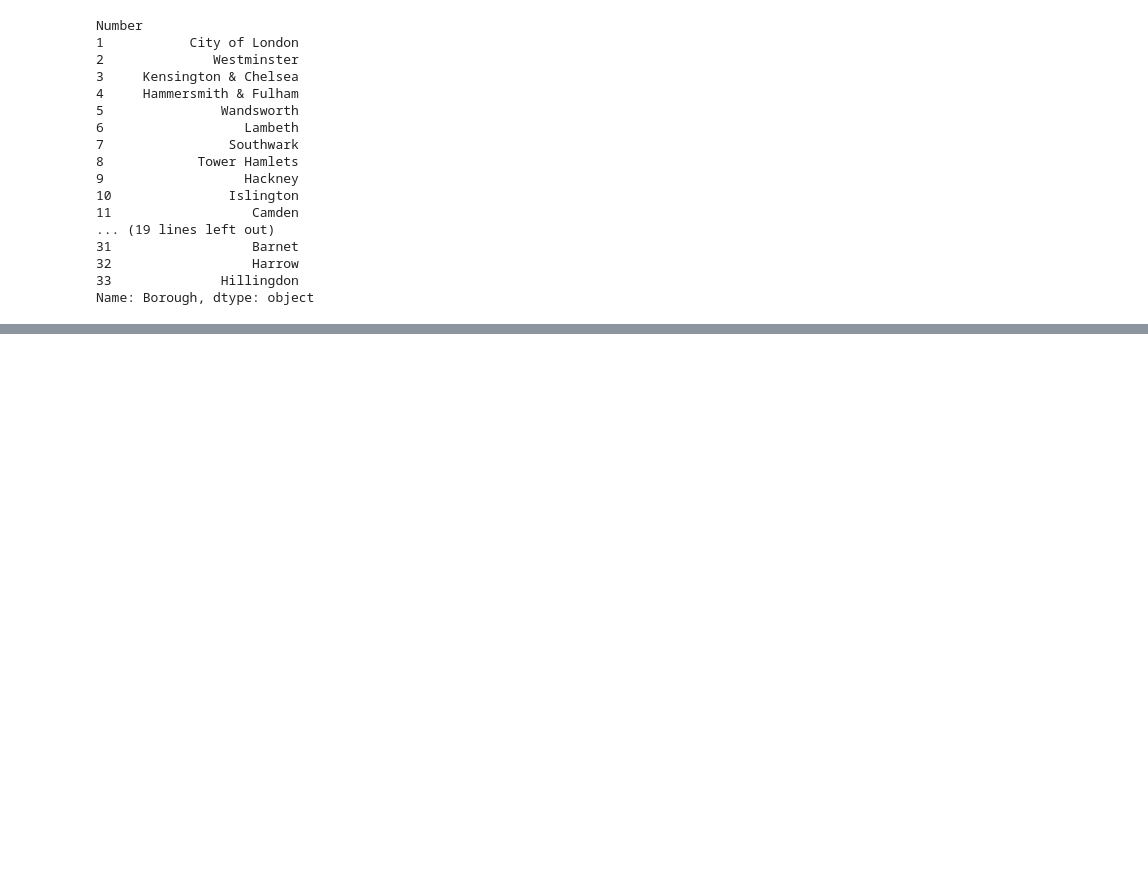
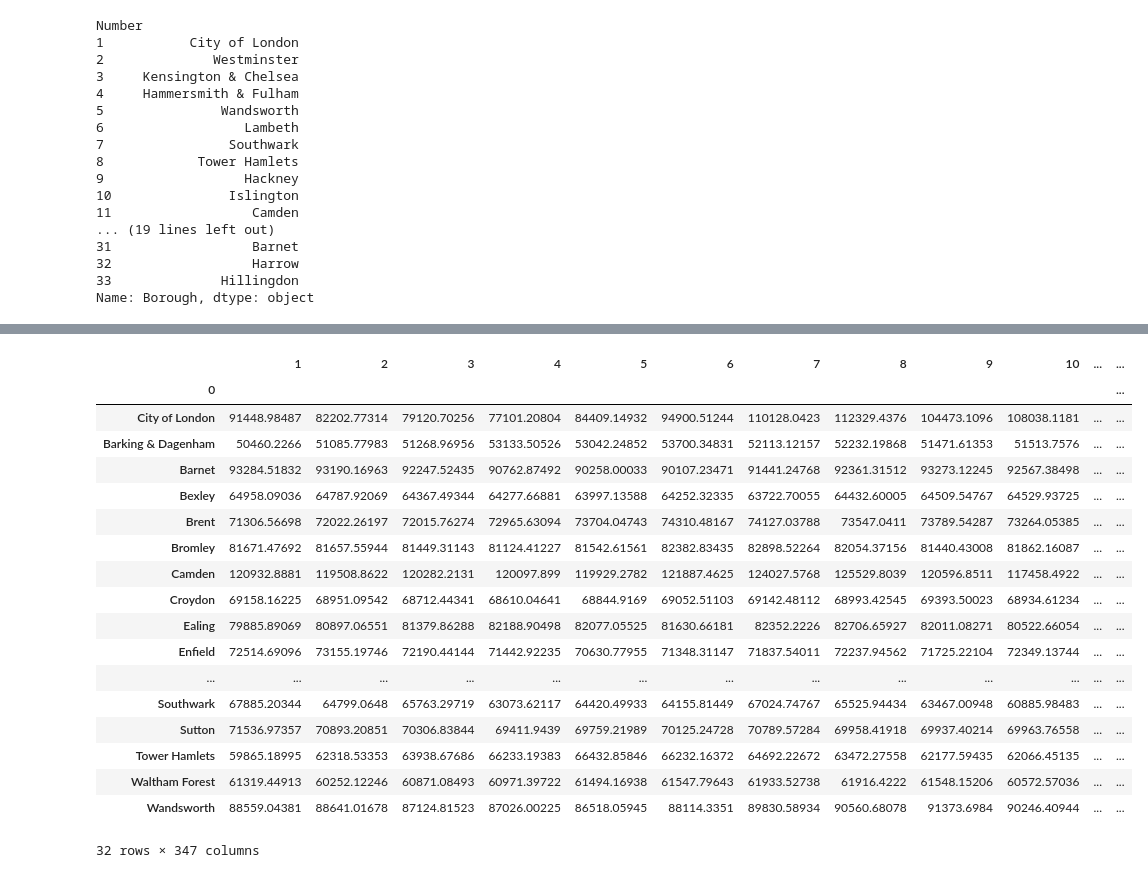
Before and after one commit to mlid13/Springboard, a Jupyter notebook: London Case Study Hypothesis.ipynb, the cells around one changed output, grey strips where cells are left out. Drawn from its saved outputs; the diff is of its cells as text; code cells hidden in the pictures; blank space fills up the shorter version.

```diff
--- a/London Case Study Hypothesis.ipynb
+++ b/London Case Study Hypothesis.ipynb
@@ -178,0 +236,22 @@ Wandsworth            549369.95619
+# %%
+relevantBs.join(df['distFromLon (km)'])
+# %% [output]
+|  | 1 | 2 | 3 | 4 | 5 | 6 | 7 | 8 | 9 | 10 | ... | ... |
+| 0 |  |  |  |  |  |  |  |  |  |  |  | ... |
+| City of London | 91448.98487 | 82202.77314 | 79120.70256 | 77101.20804 | 84409.14932 | 94900.51244 | 110128.0423 | 112329.4376 | 104473.1096 | 108038.1181 | ... | ... |
+| Barking & Dagenham | 50460.2266 | 51085.77983 | 51268.96956 | 53133.50526 | 53042.24852 | 53700.34831 | 52113.12157 | 52232.19868 | 51471.61353 | 51513.7576 | ... | ... |
+| Barnet | 93284.51832 | 93190.16963 | 92247.52435 | 90762.87492 | 90258.00033 | 90107.23471 | 91441.24768 | 92361.31512 | 93273.12245 | 92567.38498 | ... | ... |
+| Bexley | 64958.09036 | 64787.92069 | 64367.49344 | 64277.66881 | 63997.13588 | 64252.32335 | 63722.70055 | 64432.60005 | 64509.54767 | 64529.93725 | ... | ... |
+| Brent | 71306.56698 | 72022.26197 | 72015.76274 | 72965.63094 | 73704.04743 | 74310.48167 | 74127.03788 | 73547.0411 | 73789.54287 | 73264.05385 | ... | ... |
+| Bromley | 81671.47692 | 81657.55944 | 81449.31143 | 81124.41227 | 81542.61561 | 82382.83435 | 82898.52264 | 82054.37156 | 81440.43008 | 81862.16087 | ... | ... |
+| Camden | 120932.8881 | 119508.8622 | 120282.2131 | 120097.899 | 119929.2782 | 121887.4625 | 124027.5768 | 125529.8039 | 120596.8511 | 117458.4922 | ... | ... |
+| Croydon | 69158.16225 | 68951.09542 | 68712.44341 | 68610.04641 | 68844.9169 | 69052.51103 | 69142.48112 | 68993.42545 | 69393.50023 | 68934.61234 | ... | ... |
+| Ealing | 79885.89069 | 80897.06551 | 81379.86288 | 82188.90498 | 82077.05525 | 81630.66181 | 82352.2226 | 82706.65927 | 82011.08271 | 80522.66054 | ... | ... |
+| Enfield | 72514.69096 | 73155.19746 | 72190.44144 | 71442.92235 | 70630.77955 | 71348.31147 | 71837.54011 | 72237.94562 | 71725.22104 | 72349.13744 | ... | ... |
+| ... | ... | ... | ... | ... | ... | ... | ... | ... | ... | ... | ... | ... |
+| Southwark | 67885.20344 | 64799.0648 | 65763.29719 | 63073.62117 | 64420.49933 | 64155.81449 | 67024.74767 | 65525.94434 | 63467.00948 | 60885.98483 | ... | ... |
+| Sutton | 71536.97357 | 70893.20851 | 70306.83844 | 69411.9439 | 69759.21989 | 70125.24728 | 70789.57284 | 69958.41918 | 69937.40214 | 69963.76558 | ... | ... |
+| Tower Hamlets | 59865.18995 | 62318.53353 | 63938.67686 | 66233.19383 | 66432.85846 | 66232.16372 | 64692.22672 | 63472.27558 | 62177.59435 | 62066.45135 | ... | ... |
+| Waltham Forest | 61319.44913 | 60252.12246 | 60871.08493 | 60971.39722 | 61494.16938 | 61547.79643 | 61933.52738 | 61916.4222 | 61548.15206 | 60572.57036 | ... | ... |
+| Wandsworth | 88559.04381 | 88641.01678 | 87124.81523 | 87026.00225 | 86518.05945 | 88114.3351 | 89830.58934 | 90560.68078 | 91373.6984 | 90246.40944 | ... | ... |
+32 rows × 347 columns
```
Also changed, not shown: parts of 16 cells of this notebook.
